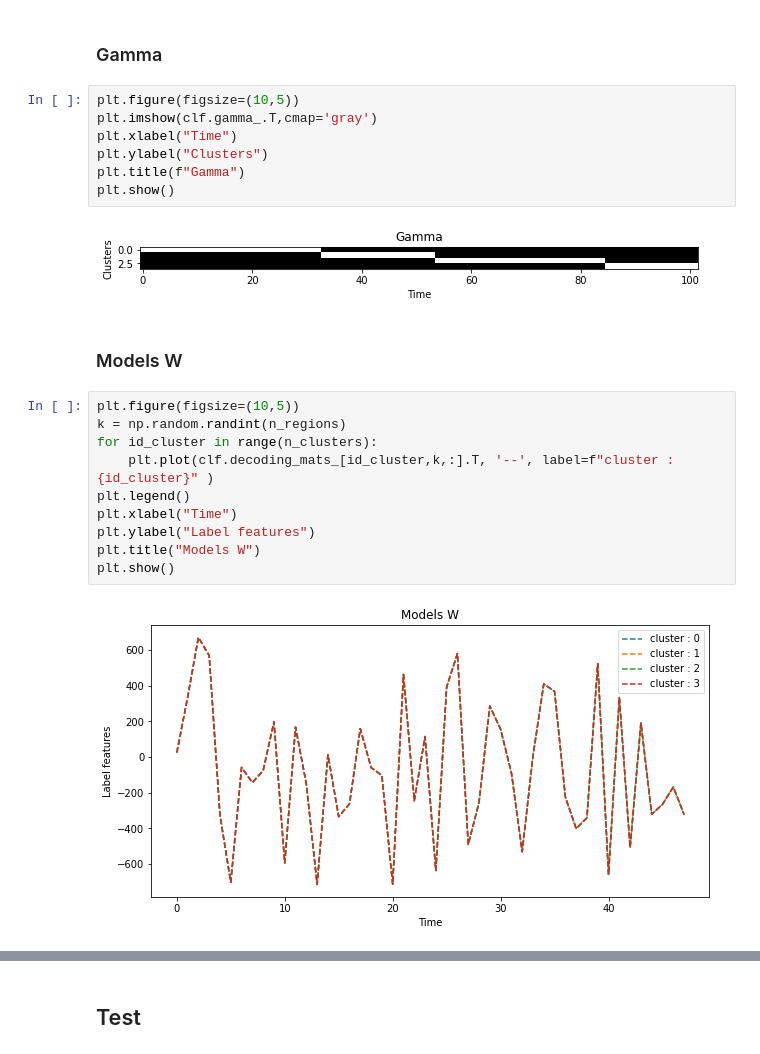
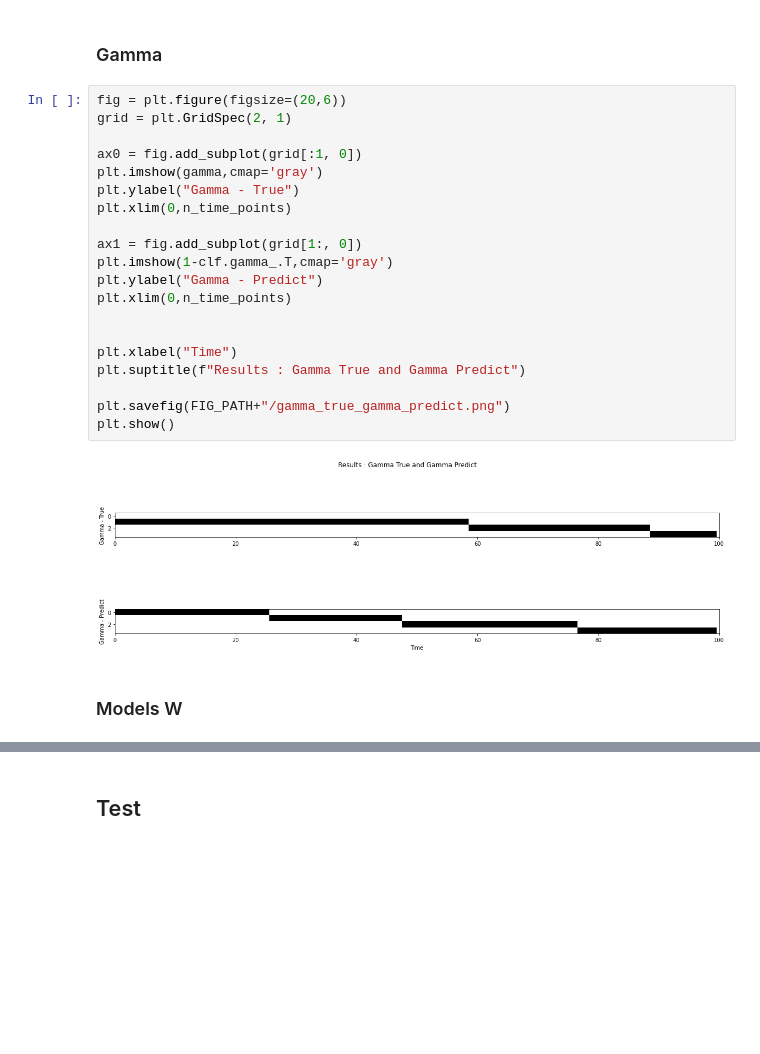
Before and after one commit to sconle/HMM, a Jupyter notebook: myScripts/data_generation.ipynb, the cells around one changed output, grey strips where cells are left out. Saved outputs shown, nothing was run; the diff lists cells and outputs as text; blank space fills up the shorter version.

```diff
--- a/myScripts/data_generation.ipynb
+++ b/myScripts/data_generation.ipynb
@@ -148,26 +167,27 @@ done
 ## Results
 # %% [markdown]
 ### Gamma
-# %%
-plt.figure(figsize=(10,5))
-plt.imshow(clf.gamma_.T,cmap='gray')
-plt.xlabel("Time")
-plt.ylabel("Clusters")
-plt.title(f"Gamma")
-plt.show()
-# %% [output]
-[figure, removed]
+# %%
+fig = plt.figure(figsize=(20,6))
+grid = plt.GridSpec(2, 1)
+
+ax0 = fig.add_subplot(grid[:1, 0])
+plt.imshow(gamma,cmap='gray')
+plt.ylabel("Gamma - True")
+plt.xlim(0,n_time_points)
+
+ax1 = fig.add_subplot(grid[1:, 0])
+plt.imshow(1-clf.gamma_.T,cmap='gray')
+plt.ylabel("Gamma - Predict")
+plt.xlim(0,n_time_points)
+
+
+plt.xlabel("Time")
+plt.suptitle(f"Results : Gamma True and Gamma Predict")
+
+plt.savefig(FIG_PATH+"/gamma_true_gamma_predict.png")
+plt.show()
+# %% [output]
+[figure, added]
 # %% [markdown]
 ### Models W
-# %%
-plt.figure(figsize=(10,5))
-k = np.random.randint(n_regions)
-for id_cluster in range(n_clusters):
-    plt.plot(clf.decoding_mats_[id_cluster,k,:].T, '--', label=f"cluster : {id_cluster}" )
-plt.legend()
-plt.xlabel("Time")
-plt.ylabel("Label features")
-plt.title("Models W")
-plt.show()
-# %% [output]
-[figure, removed]
```
Also changed, not shown: parts of 14 cells of this notebook, 5 other files.
